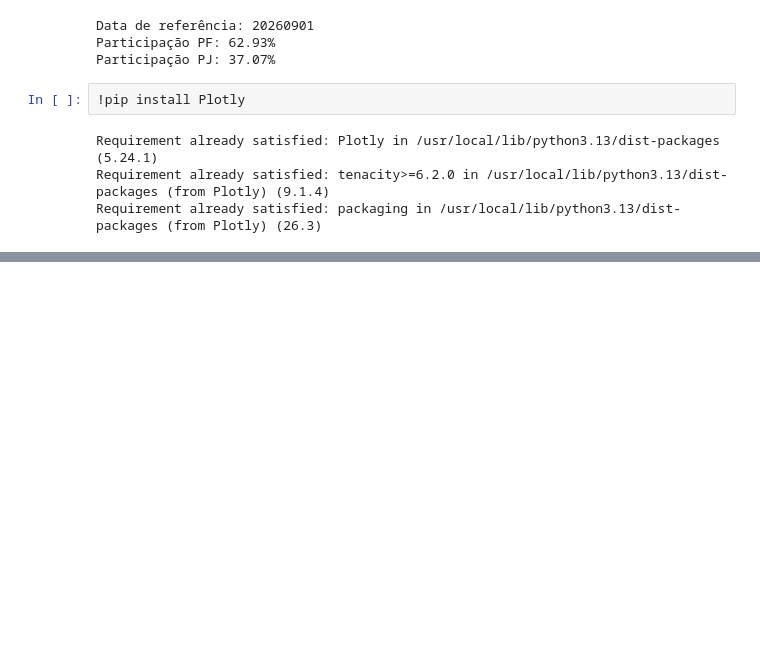
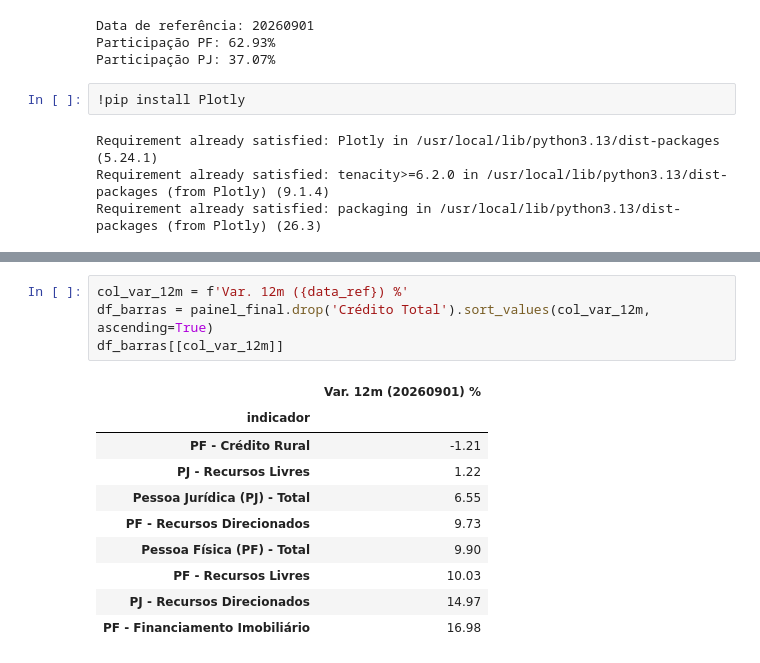
Before and after one commit to rodrigoesborges/conju-python, a Jupyter notebook: GRUPO_4_(Política_Monetária)_VOLUME_DE_CRÉDITO.ipynb, the cells around one changed output, grey strips where cells are left out. Saved outputs shown, nothing was run; the diff lists cells and outputs as text; blank space fills up the shorter version.

```diff
--- a/GRUPO_4_(Política_Monetária)_VOLUME_DE_CRÉDITO.ipynb
+++ b/GRUPO_4_(Política_Monetária)_VOLUME_DE_CRÉDITO.ipynb
@@ -214,0 +244,15 @@ Requirement already satisfied: packaging in /usr/local/lib/python3.13/dist-packa
+# %%
+col_var_12m = f'Var. 12m ({data_ref}) %'
+df_barras = painel_final.drop('Crédito Total').sort_values(col_var_12m, ascending=True)
+df_barras[[col_var_12m]]
+# %% [output]
+|  | Var. 12m (20260901) % |
+| indicador |  |
+| PF - Crédito Rural | -1.21 |
+| PJ - Recursos Livres | 1.22 |
+| Pessoa Jurídica (PJ) - Total | 6.55 |
+| PF - Recursos Direcionados | 9.73 |
+| Pessoa Física (PF) - Total | 9.90 |
+| PF - Recursos Livres | 10.03 |
+| PJ - Recursos Direcionados | 14.97 |
+| PF - Financiamento Imobiliário | 16.98 |
```
Also changed, not shown: parts of 9 cells of this notebook.
